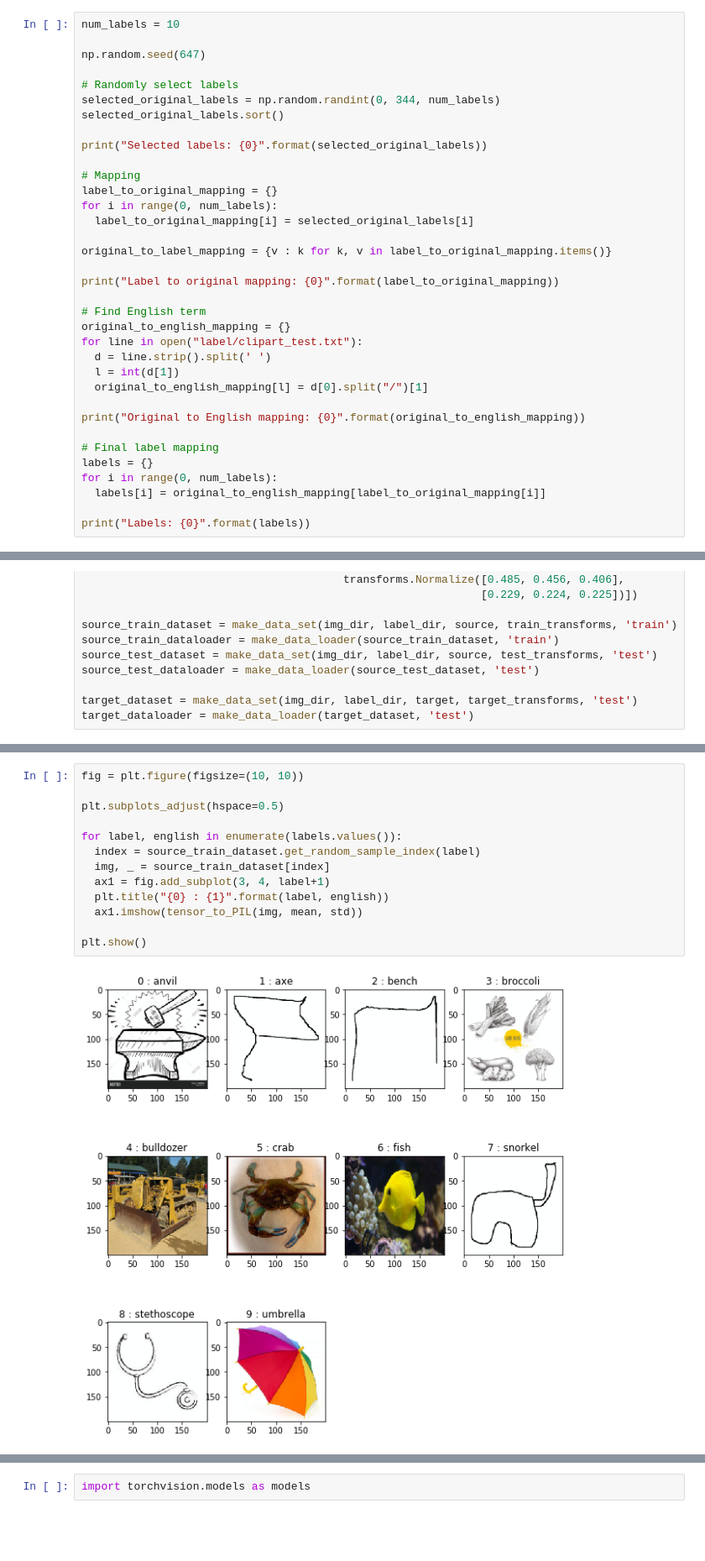
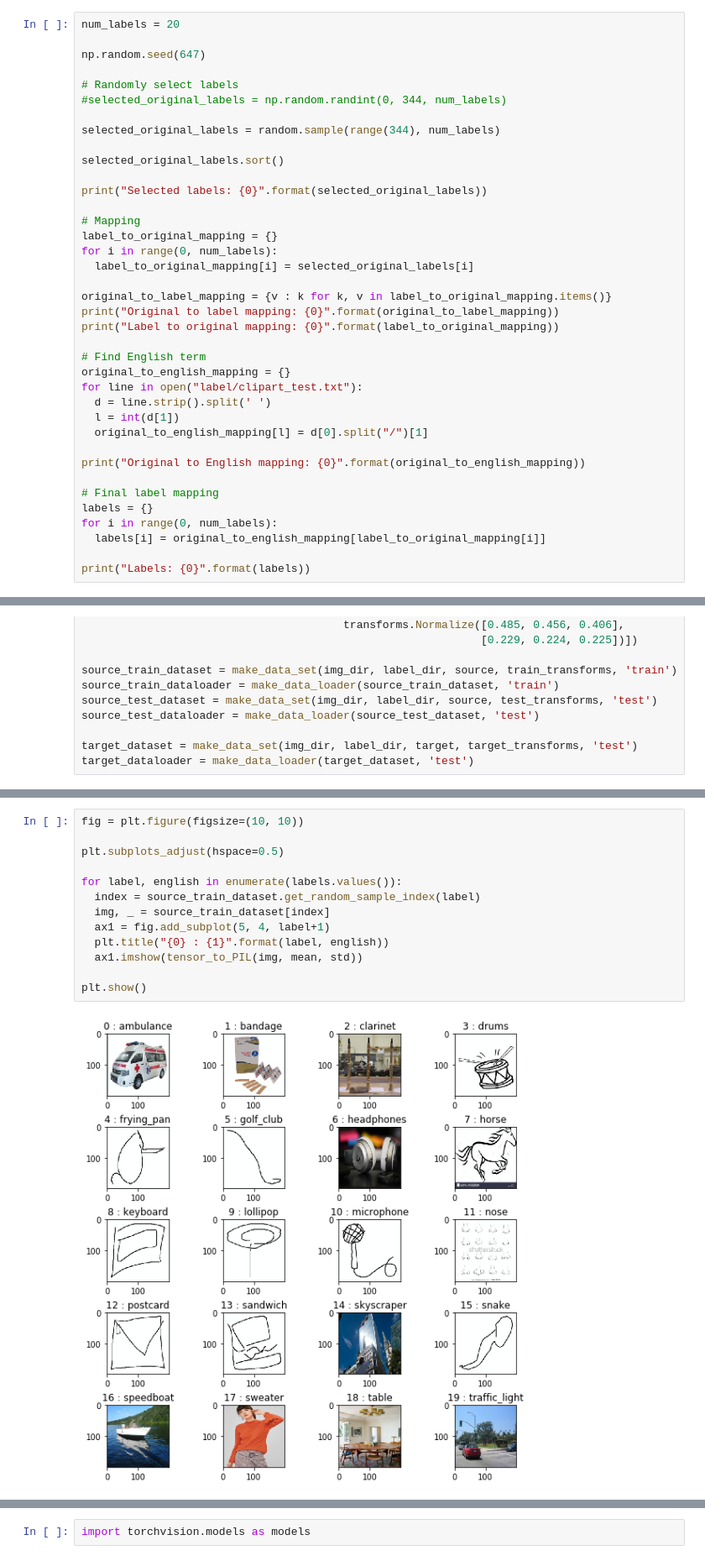
Before and after one commit to david-siqi-liu/cs684-final-project, a Jupyter notebook: cs684_project.ipynb, the cells around one changed output, grey strips where cells are left out. Shown at 84% size. Saved outputs shown, nothing was run; the diff lists cells and outputs as text; blank space fills up the shorter version.

Commit message:
label 20 version

```diff
--- a/cs684_project.ipynb
+++ b/cs684_project.ipynb
@@ -87,12 +87,15 @@ USE_GPU = True
 # %% [markdown]
 In total there are 345 labels. For this project, we'll downsize this to only 10 labels. For simplicity, we'll use the first 10.
 # %%
-num_labels = 10
+num_labels = 20
 
 np.random.seed(647)
 
 # Randomly select labels
-selected_original_labels = np.random.randint(0, 344, num_labels)
+#selected_original_labels = np.random.randint(0, 344, num_labels)
+
+selected_original_labels = random.sample(range(344), num_labels)
+
 selected_original_labels.sort()
 
 print("Selected labels: {0}".format(selected_original_labels))
@@ -103,7 +106,7 @@ for i in range(0, num_labels):
   label_to_original_mapping[i] = selected_original_labels[i]
 
 original_to_label_mapping = {v : k for k, v in label_to_original_mapping.items()}
-
+print("Original to label mapping: {0}".format(original_to_label_mapping))
 print("Label to original mapping: {0}".format(label_to_original_mapping))
 
 # Find English term
@@ -311,18 +315,18 @@ Target dataset size: 443
 # %%
 fig = plt.figure(figsize=(10, 10))
 
 plt.subplots_adjust(hspace=0.5)
 
 for label, english in enumerate(labels.values()):
   index = source_train_dataset.get_random_sample_index(label)
   img, _ = source_train_dataset[index]
-  ax1 = fig.add_subplot(3, 4, label+1)
+  ax1 = fig.add_subplot(5, 4, label+1)
   plt.title("{0} : {1}".format(label, english))
   ax1.imshow(tensor_to_PIL(img, mean, std))
 
 plt.show()
 # %% [output]
-[figure, old version]
+[figure, new version]
 # %%
 fig = plt.figure(figsize=(10, 10))
 
```
Also changed, not shown: parts of 10 cells of this notebook.
